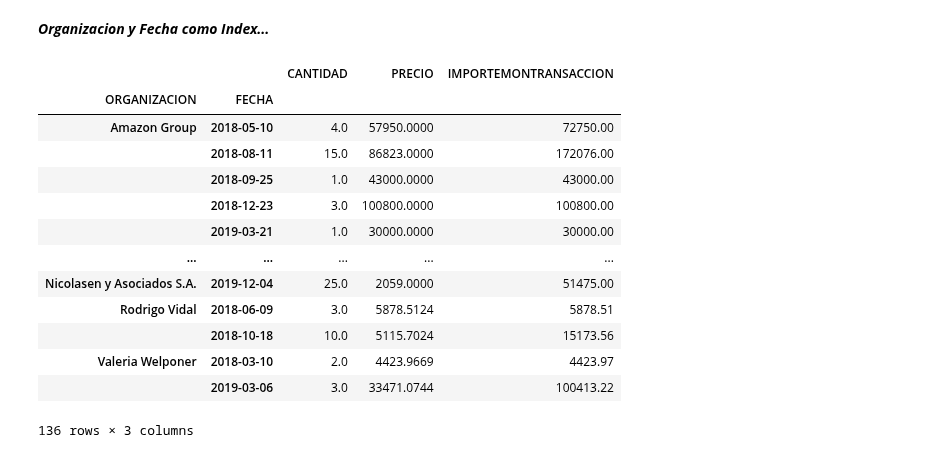
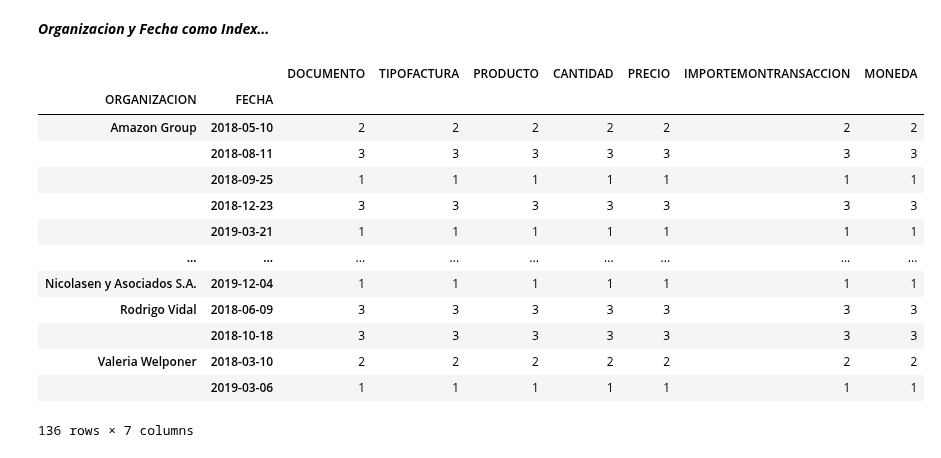
Before and after one commit to cristiandarioortegayubro/BA, a Jupyter notebook: pd_ej_01.ipynb, the cells around one changed output. Cells and saved outputs as stored; diff of their text form; code cells hidden in the pictures.

```diff
--- a/pd_ej_01.ipynb
+++ b/pd_ej_01.ipynb
@@ -287,19 +287,19 @@ df.groupby(by=["ORGANIZACION", "FECHA"], as_index=False).sum()
 # %% [markdown]
 ***Organizacion y Fecha como Index...***
 # %%
-df.groupby(by=["ORGANIZACION", "FECHA"]).sum()
+df.groupby(by=["ORGANIZACION", "FECHA"]).count()
 # %% [output]
-|  |  | CANTIDAD | PRECIO | IMPORTEMONTRANSACCION |
-| ORGANIZACION | FECHA |  |  |  |
-| Amazon Group | 2018-05-10 | 4.0 | 57950.0000 | 72750.00 |
-|  | 2018-08-11 | 15.0 | 86823.0000 | 172076.00 |
-|  | 2018-09-25 | 1.0 | 43000.0000 | 43000.00 |
-|  | 2018-12-23 | 3.0 | 100800.0000 | 100800.00 |
-|  | 2019-03-21 | 1.0 | 30000.0000 | 30000.00 |
-| ... | ... | ... | ... | ... |
-| Nicolasen y Asociados S.A. | 2019-12-04 | 25.0 | 2059.0000 | 51475.00 |
-| Rodrigo Vidal | 2018-06-09 | 3.0 | 5878.5124 | 5878.51 |
-|  | 2018-10-18 | 10.0 | 5115.7024 | 15173.56 |
-| Valeria Welponer | 2018-03-10 | 2.0 | 4423.9669 | 4423.97 |
-|  | 2019-03-06 | 3.0 | 33471.0744 | 100413.22 |
+|  |  | DOCUMENTO | TIPOFACTURA | PRODUCTO | CANTIDAD | PRECIO | IMPORTEMONTRANSACCION | MONEDA |
+| ORGANIZACION | FECHA |  |  |  |  |  |  |  |
+| Amazon Group | 2018-05-10 | 2 | 2 | 2 | 2 | 2 | 2 | 2 |
+|  | 2018-08-11 | 3 | 3 | 3 | 3 | 3 | 3 | 3 |
+|  | 2018-09-25 | 1 | 1 | 1 | 1 | 1 | 1 | 1 |
+|  | 2018-12-23 | 3 | 3 | 3 | 3 | 3 | 3 | 3 |
+|  | 2019-03-21 | 1 | 1 | 1 | 1 | 1 | 1 | 1 |
+| ... | ... | ... | ... | ... | ... | ... | ... | ... |
+| Nicolasen y Asociados S.A. | 2019-12-04 | 1 | 1 | 1 | 1 | 1 | 1 | 1 |
+| Rodrigo Vidal | 2018-06-09 | 3 | 3 | 3 | 3 | 3 | 3 | 3 |
+|  | 2018-10-18 | 3 | 3 | 3 | 3 | 3 | 3 | 3 |
+| Valeria Welponer | 2018-03-10 | 2 | 2 | 2 | 2 | 2 | 2 | 2 |
+|  | 2019-03-06 | 1 | 1 | 1 | 1 | 1 | 1 | 1 |
-136 rows × 3 columns
+136 rows × 7 columns
```
Also changed, not shown: parts of 3 cells of this notebook.
